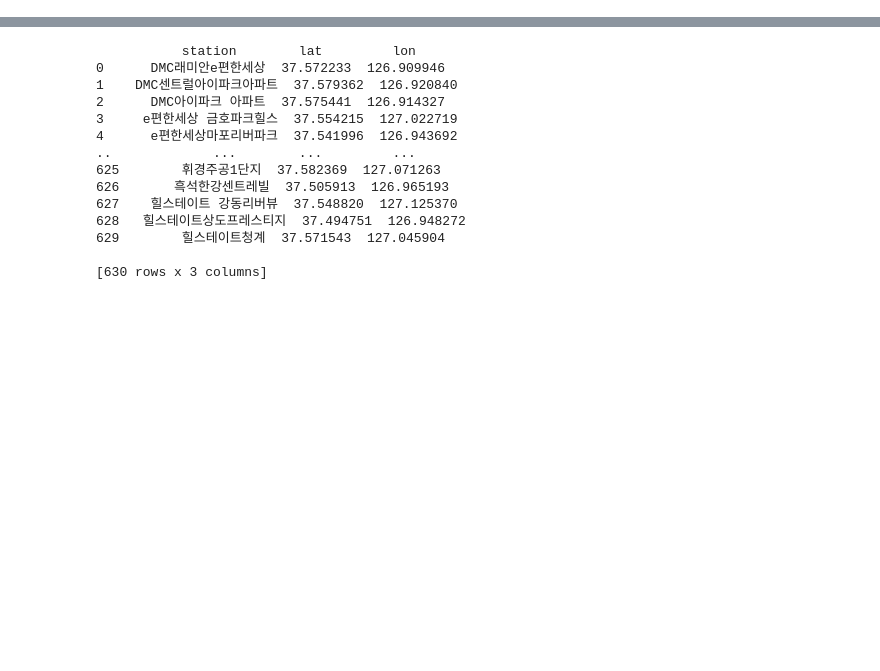
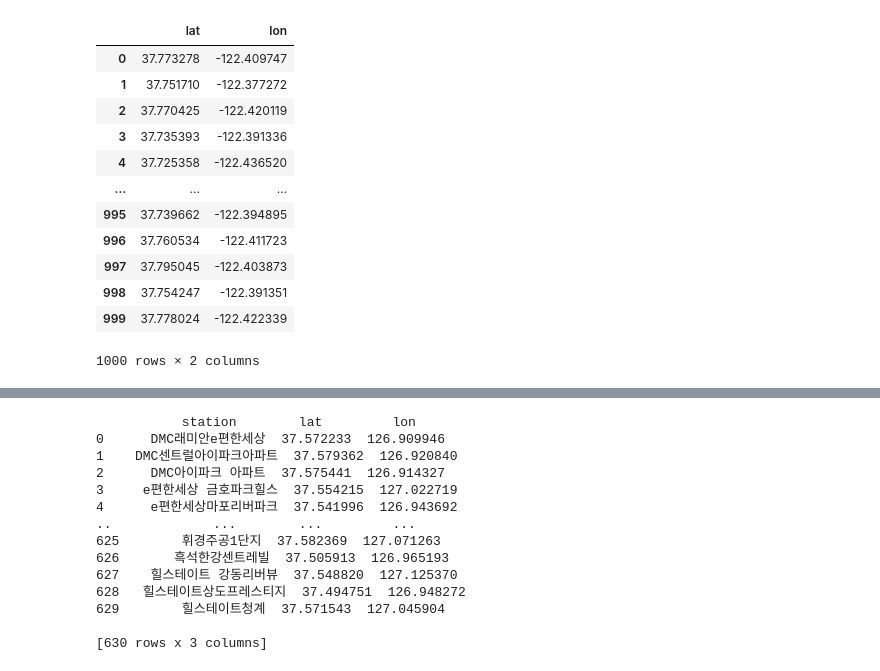
Before and after one commit to knudatascientists/Team3_stair, a Jupyter notebook: Electric_Automobile/test.ipynb, the cells around one changed output, grey strips where cells are left out. Saved outputs shown, nothing was run; the diff lists cells and outputs as text; code cells hidden in the pictures; blank space fills up the shorter version.

```diff
--- a/Electric_Automobile/test.ipynb
+++ b/Electric_Automobile/test.ipynb
@@ -6,2 +98,18 @@ user= UserInfo.geocoding('대구광역시 산격동 글로벌플라자')
+# %%
+df2
+# %% [output]
+|  | lat | lon |
+| 0 | 37.773278 | -122.409747 |
+| 1 | 37.751710 | -122.377272 |
+| 2 | 37.770425 | -122.420119 |
+| 3 | 37.735393 | -122.391336 |
+| 4 | 37.725358 | -122.436520 |
+| ... | ... | ... |
+| 995 | 37.739662 | -122.394895 |
+| 996 | 37.760534 | -122.411723 |
+| 997 | 37.795045 | -122.403873 |
+| 998 | 37.754247 | -122.391351 |
+| 999 | 37.778024 | -122.422339 |
+1000 rows × 2 columns
 # %%
 float(user.loc['lat'])
```
Also changed, not shown: parts of 10 cells of this notebook, 2 other files.
